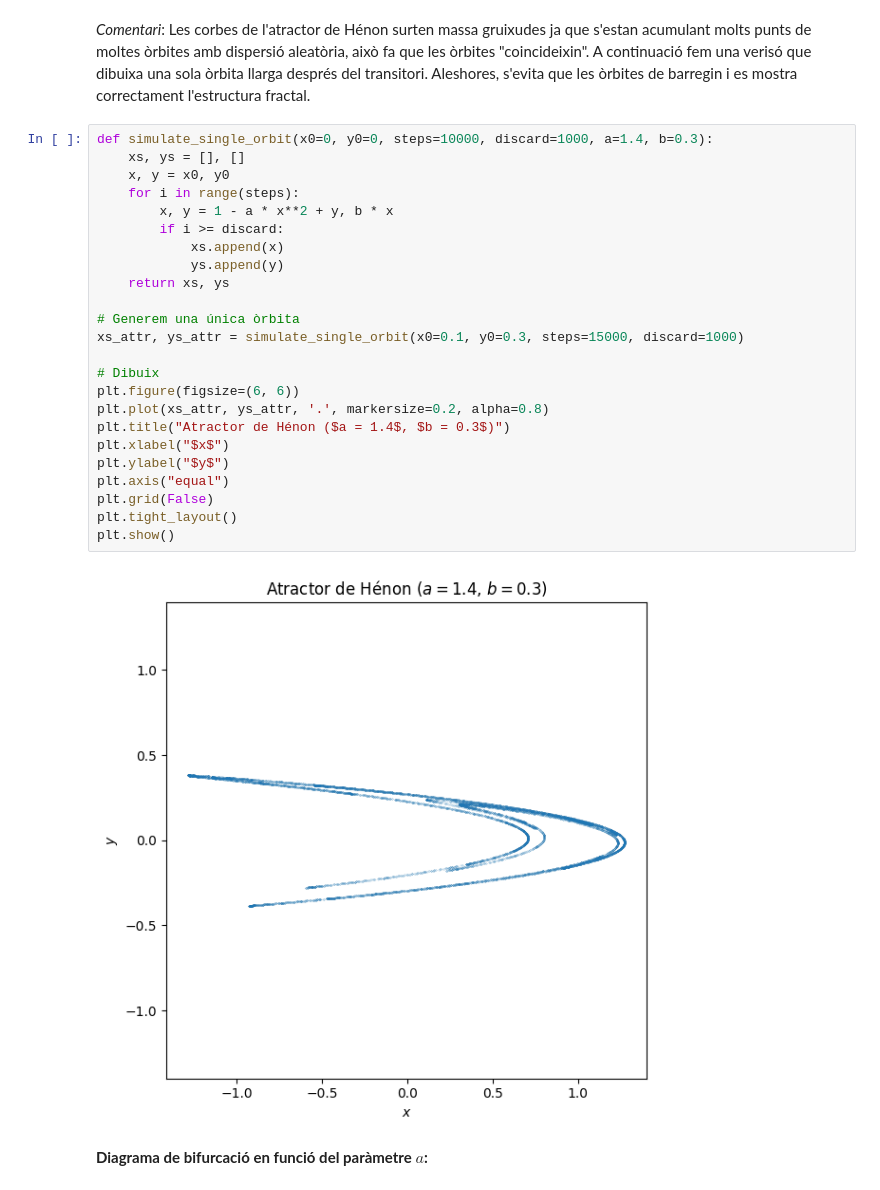
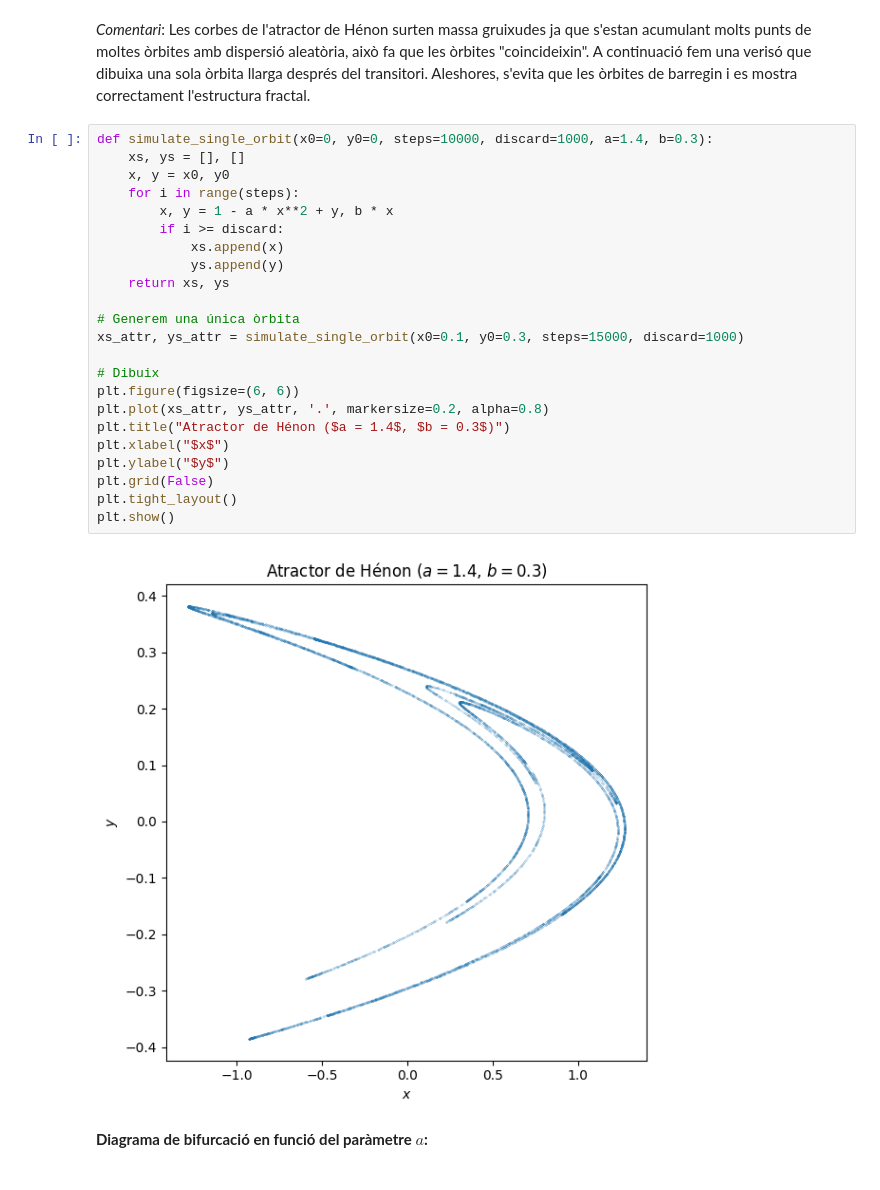
Before and after one commit to marcocarla/exponents-lyapunov-tfg, a Jupyter notebook: notebooks/mapa_henon.ipynb, the cells around one changed output. Cells and saved outputs as stored; diff of their text form.

```diff
--- a/notebooks/mapa_henon.ipynb
+++ b/notebooks/mapa_henon.ipynb
@@ -85,29 +85,28 @@ plt.show()
 # %%
 def simulate_single_orbit(x0=0, y0=0, steps=10000, discard=1000, a=1.4, b=0.3):
     xs, ys = [], []
     x, y = x0, y0
     for i in range(steps):
         x, y = 1 - a * x**2 + y, b * x
         if i >= discard:
             xs.append(x)
             ys.append(y)
     return xs, ys
 
 # Generem una única òrbita
 xs_attr, ys_attr = simulate_single_orbit(x0=0.1, y0=0.3, steps=15000, discard=1000)
 
 # Dibuix
 plt.figure(figsize=(6, 6))
 plt.plot(xs_attr, ys_attr, '.', markersize=0.2, alpha=0.8)
 plt.title("Atractor de Hénon ($a = 1.4$, $b = 0.3$)")
 plt.xlabel("$x$")
 plt.ylabel("$y$")
-plt.axis("equal")
 plt.grid(False)
 plt.tight_layout()
 plt.show()
 # %% [output]
-[figure, old version]
+[figure, new version]
 # %% [markdown]
 **Diagrama de bifurcació en funció del paràmetre $a$:**
 # %%
```
Also changed, not shown: parts of 1 cell of this notebook, 9 other files.
